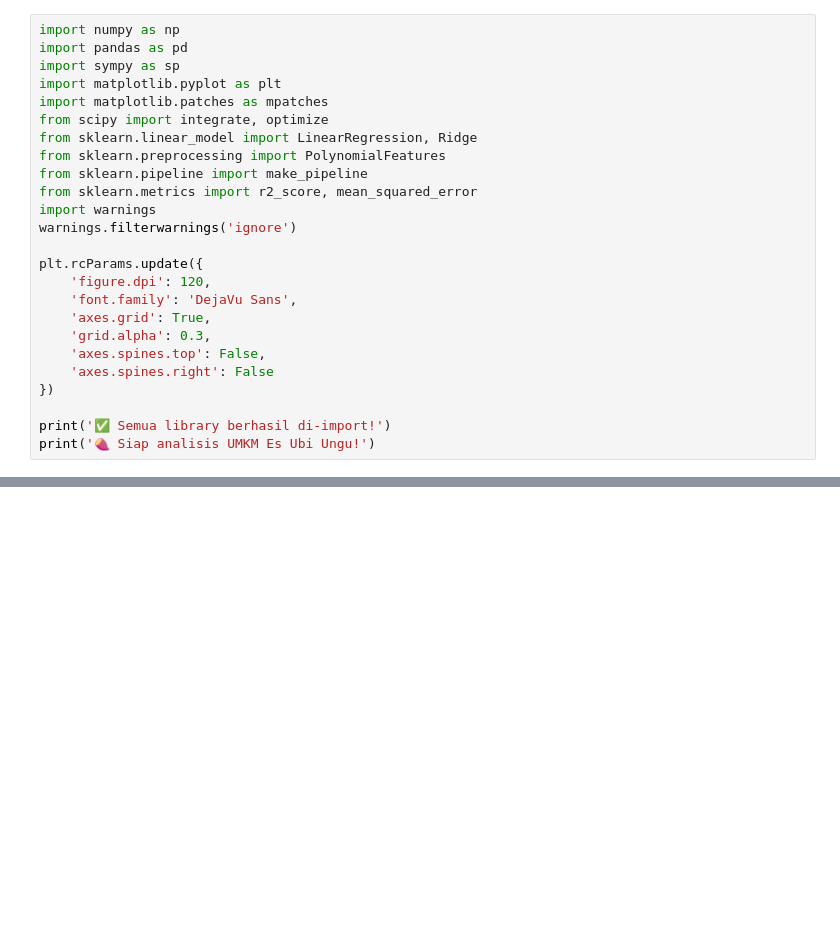
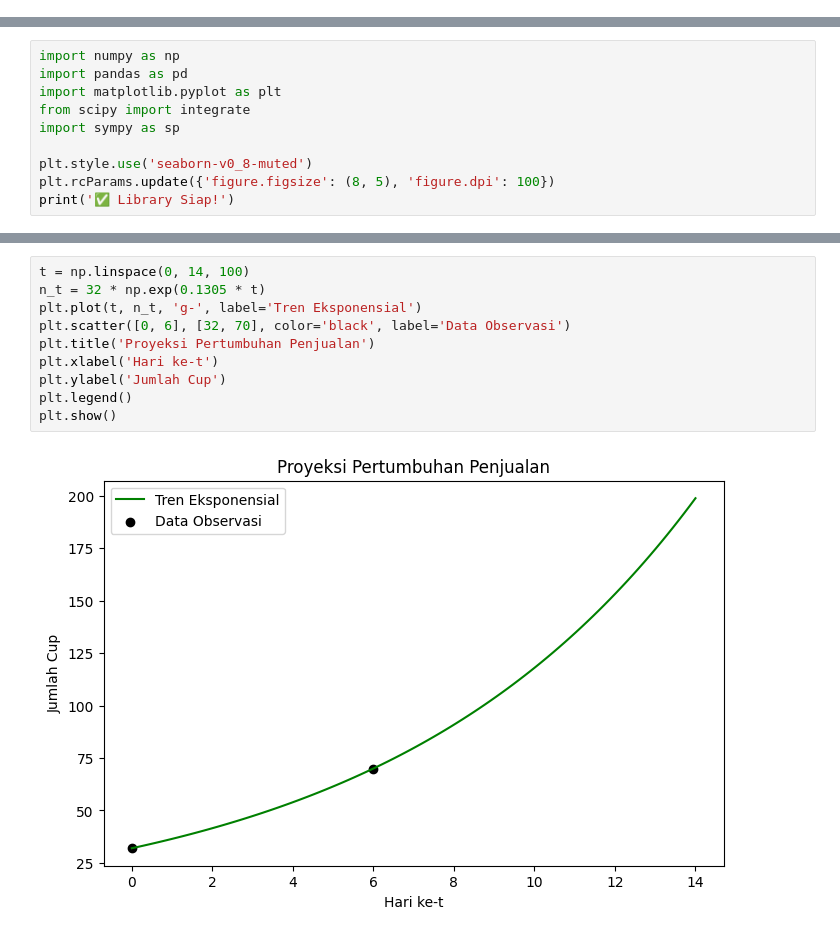
Before and after one commit to BryanAlexanderSantoso/ML-Kalkulus-Ubi, a Jupyter notebook: es_ubi_ungu_ml_lengkap_v2.ipynb, the cells around one changed output, grey strips where cells are left out. Cells and saved outputs as stored; diff of their text form; blank space fills up the shorter version.

```diff
--- a/es_ubi_ungu_ml_lengkap_v2.ipynb
+++ b/es_ubi_ungu_ml_lengkap_v2.ipynb
@@ -19,25 +0,0 @@ $$q_{BEP} = \frac{FC}{p - VC}$$
-# %%
-import numpy as np
-import pandas as pd
-import sympy as sp
-import matplotlib.pyplot as plt
-import matplotlib.patches as mpatches
-from scipy import integrate, optimize
-from sklearn.linear_model import LinearRegression, Ridge
-from sklearn.preprocessing import PolynomialFeatures
-from sklearn.pipeline import make_pipeline
-from sklearn.metrics import r2_score, mean_squared_error
-import warnings
-warnings.filterwarnings('ignore')
-
-plt.rcParams.update({
-    'figure.dpi': 120,
-    'font.family': 'DejaVu Sans',
-    'axes.grid': True,
-    'grid.alpha': 0.3,
-    'axes.spines.top': False,
-    'axes.spines.right': False
-})
-
-print('✅ Semua library berhasil di-import!')
-print('🍠 Siap analisis UMKM Es Ubi Ungu!')
@@ -426,0 +7,10 @@ $\displaystyle 1.0 \left(- 10.0 t - 100.0\right) e^{- 0.1 t}$
+# %%
+import numpy as np
+import pandas as pd
+import matplotlib.pyplot as plt
+from scipy import integrate
+import sympy as sp
+
+plt.style.use('seaborn-v0_8-muted')
+plt.rcParams.update({'figure.figsize': (8, 5), 'figure.dpi': 100})
+print('✅ Library Siap!')
@@ -426,0 +172,12 @@ $\displaystyle 1.0 \left(- 10.0 t - 100.0\right) e^{- 0.1 t}$
+# %%
+t = np.linspace(0, 14, 100)
+n_t = 32 * np.exp(0.1305 * t)
+plt.plot(t, n_t, 'g-', label='Tren Eksponensial')
+plt.scatter([0, 6], [32, 70], color='black', label='Data Observasi')
+plt.title('Proyeksi Pertumbuhan Penjualan')
+plt.xlabel('Hari ke-t')
+plt.ylabel('Jumlah Cup')
+plt.legend()
+plt.show()
+# %% [output]
+[figure, added]
```
Also changed, not shown: parts of 34 cells of this notebook.
